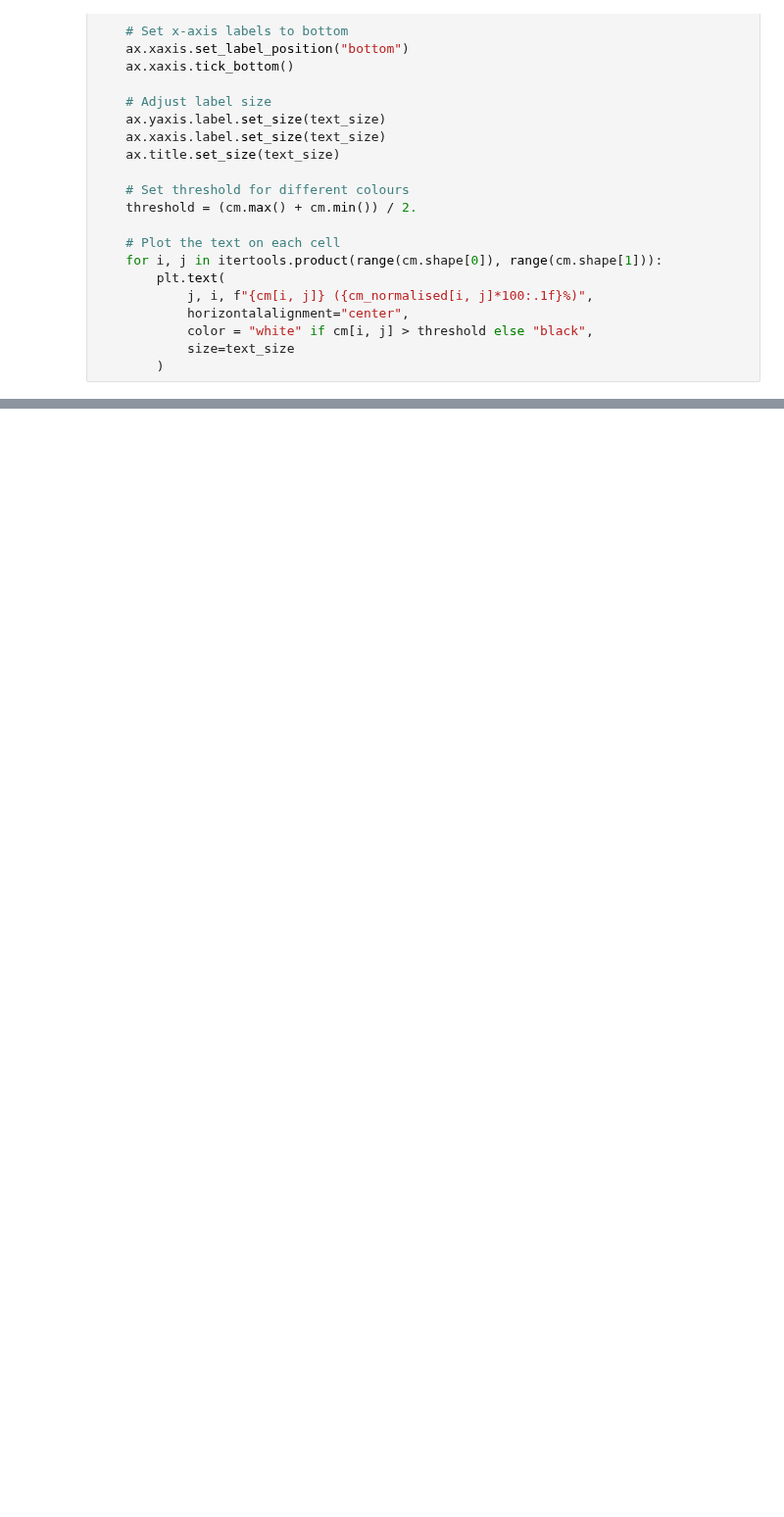
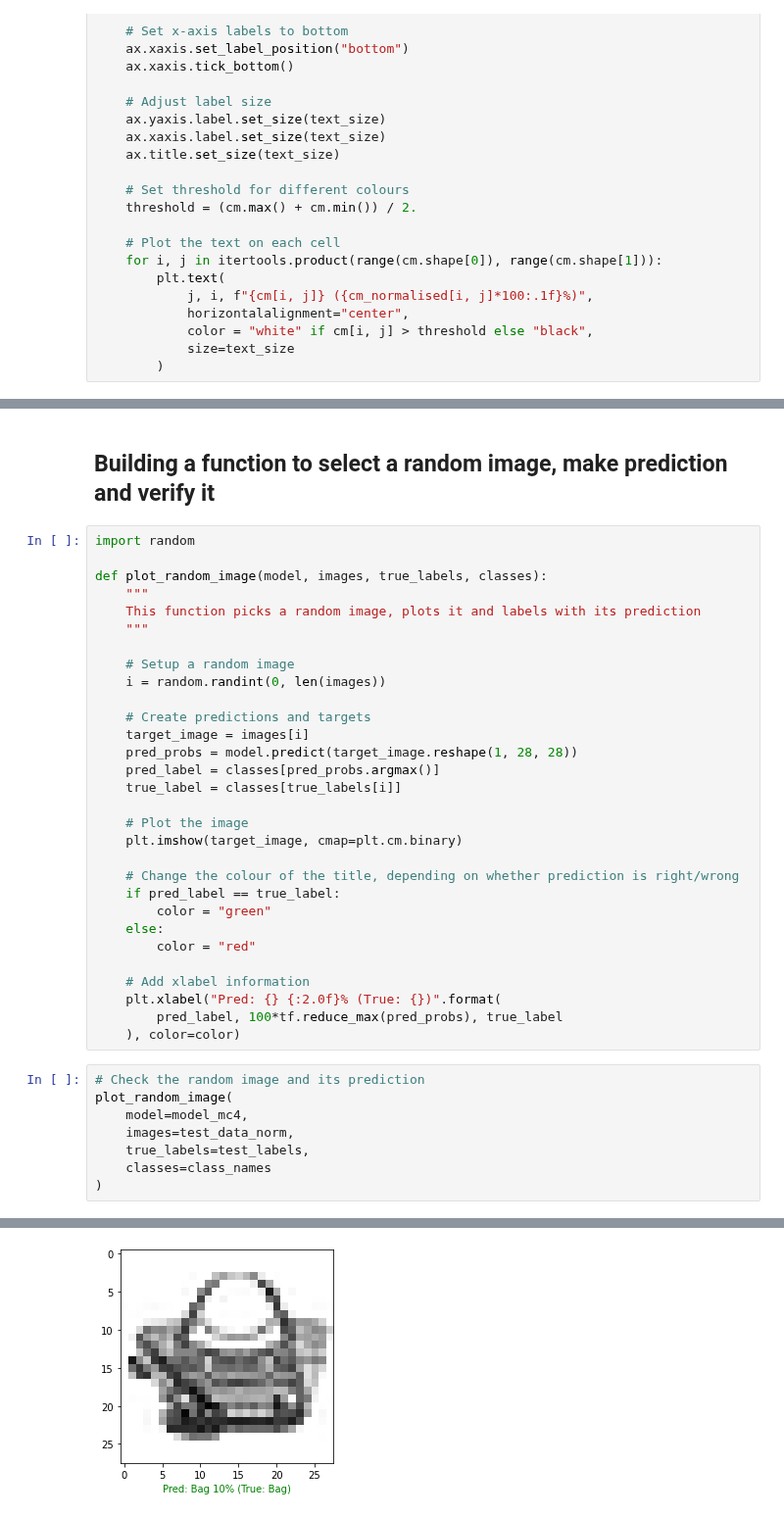
Before and after one commit to LazaUK/UdemyProjects-TensorFlow, a Jupyter notebook: Project4_NNClassification/TensorFlow_04_MulticlassNN.ipynb, the cells around one changed output, grey strips where cells are left out. Shown at 98% size. Saved outputs shown, nothing was run; the diff lists cells and outputs as text; blank space fills up the shorter version.

```diff
--- a/Project4_NNClassification/TensorFlow_04_MulticlassNN.ipynb
+++ b/Project4_NNClassification/TensorFlow_04_MulticlassNN.ipynb
@@ -486,0 +484,41 @@ Confusion matrix' shape: 10
+# %% [markdown]
+## Building a function to select a random image, make prediction and verify it
+# %%
+import random
+
+def plot_random_image(model, images, true_labels, classes):
+    """
+    This function picks a random image, plots it and labels with its prediction
+    """
+
+    # Setup a random image
+    i = random.randint(0, len(images))
+
+    # Create predictions and targets
+    target_image = images[i]
+    pred_probs = model.predict(target_image.reshape(1, 28, 28))
+    pred_label = classes[pred_probs.argmax()]
+    true_label = classes[true_labels[i]]
+
+    # Plot the image
+    plt.imshow(target_image, cmap=plt.cm.binary)
+
+    # Change the colour of the title, depending on whether prediction is right/wrong
+    if pred_label == true_label:
+        color = "green"
+    else:
+        color = "red"
+
+    # Add xlabel information
+    plt.xlabel("Pred: {} {:2.0f}% (True: {})".format(
+        pred_label, 100*tf.reduce_max(pred_probs), true_label
+    ), color=color)
+# %%
+# Check the random image and its prediction
+plot_random_image(
+    model=model_mc4,
+    images=test_data_norm,
+    true_labels=test_labels,
+    classes=class_names
+)
+# %% [output]
@@ -486,0 +526 @@ Confusion matrix' shape: 10
+[figure, added]
```
Also changed, not shown: parts of 13 cells of this notebook.
